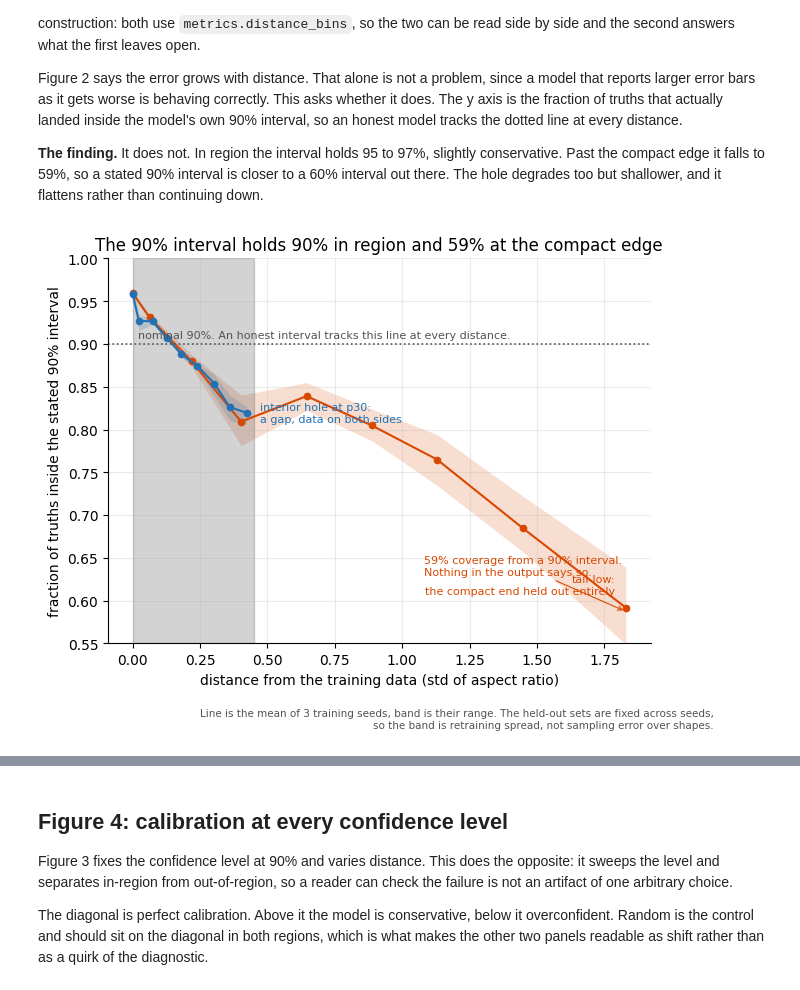
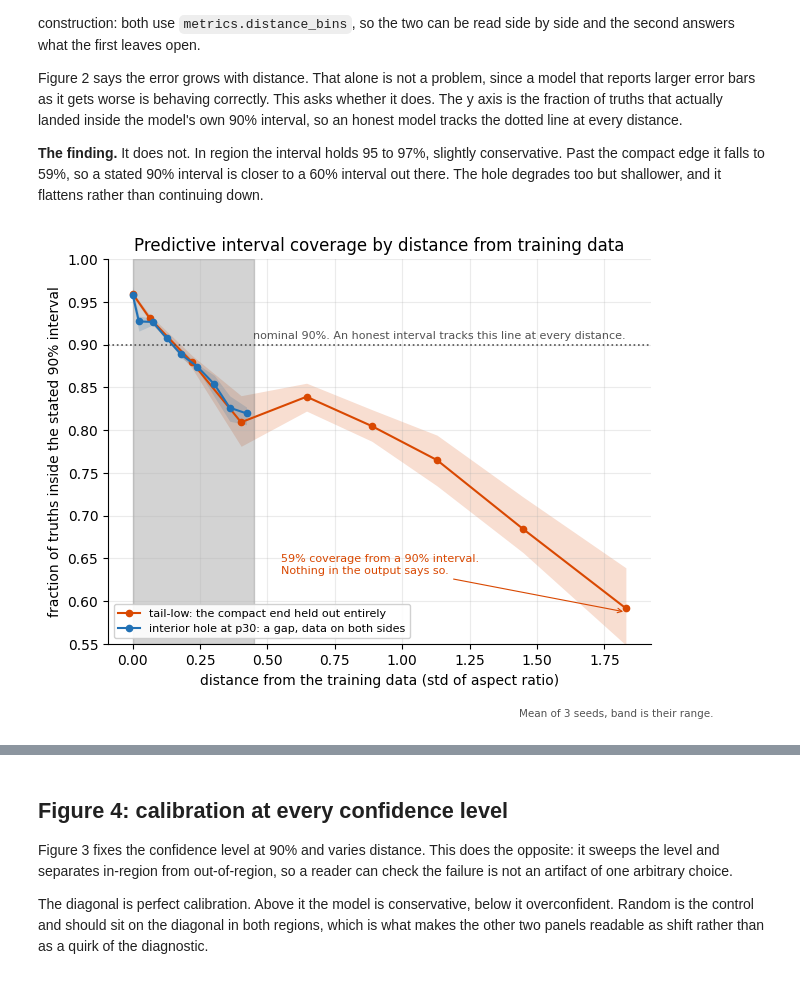
Before and after one commit to cecanelo/ConStelleration, a Jupyter notebook: notebooks/figures.ipynb, the cells around one changed output, grey strips where cells are left out. Cells and saved outputs as stored; diff of their text form; code cells hidden in the pictures.

```diff
--- a/notebooks/figures.ipynb
+++ b/notebooks/figures.ipynb
@@ -92,9 +93,9 @@ everywhere, which matters more than any individual choice.
 # %%
 # One width for every figure, so the saved PNGs line up when several are shown
 # together. Heights still vary with content.
-FIG_WIDTH = 711
+FIG_WIDTH = 7
 
-COLOR_TRAIN = '#9ecae1'
+COLOR_TRAIN =  '#969696' # matches COLOR_NEUTRAL, the in-region color used in cell 37
 COLOR_TAIL = '#d94801'
 COLOR_HOLE = '#2171b5'
 COLOR_ALEATORIC = '#6a51a3'
@@ -141,14 +142,14 @@ fig, (ax_tail, ax_hole) = plt.subplots(2, 1, sharex=False, figsize=(FIG_WIDTH, 6
 bins = np.linspace(axis.min(), axis.max(), 80)
 
 panels = [
-    (ax_tail, tail_test, COLOR_TAIL, 'Tail: hold out the compact end'),
-    (ax_hole, hole_test, COLOR_HOLE, 'Hole: hold out a band at percentiles 20 to 40'),
+    (ax_tail, tail_test, COLOR_TAIL, 'TAIL: hold out the compact end'),
+    (ax_hole, hole_test, COLOR_HOLE, 'HOLE: hold out a band at percentiles 20 to 40'),
 ]
 
 for ax, test_mask, color, title in panels:
-    ax.hist(axis, bins=bins, color=COLOR_TRAIN, label='kept')
-    ax.hist(axis[test_mask], bins=bins, color=color, label=f'held out ({test_mask.sum():,})')
-    ax.set_ylabel('configurations')
+    ax.hist(axis, bins=bins, color=COLOR_TRAIN, label='train set', alpha=0.7)
+    ax.hist(axis[test_mask], bins=bins, color=color, label=f'test set ({test_mask.sum():,})')
+    ax.set_ylabel('number of configurations')
     ax.set_title(title, fontsize=10, loc='left')
     ax.legend(fontsize=8)
 
@@ -658,74 +636,65 @@ N_DISTANCE_BINS = cal['constants']['N_BINS']
 fig, ax = plt.subplots(figsize=(FIG_WIDTH, 5))
 
 SERIES = {
-    'tail': (
-        'tail-low:\nthe compact end held out entirely',
-        COLOR_TAIL,
-        {'xytext': (-8, 10), 'ha': 'right'},
-    ),
-    'hole': (
-        'interior hole at p30:\na gap, data on both sides',
-        COLOR_HOLE,
-        {'xytext': (10, 0), 'ha': 'left', 'va': 'center'},
-    ),
+    'tail': ('tail-low: the compact end held out entirely', COLOR_TAIL),
+    'hole': ('interior hole at p30: a gap, data on both sides', COLOR_HOLE),
 }
 
-for name, (label, color, placement) in SERIES.items():
+curves = {}
+
+for name, (label, color) in SERIES.items():
     # In-region is one anchor at distance zero, not the first bin, matching the
     # convention in Figure 2 and in scripts/calibration.py.
     per_seed = [coverage_by_distance(name, s) for s in SEEDS]
     d = per_seed[0][0]
     cov = band(ax, d, [c for _, c in per_seed], color)
-    ax.plot(d, cov, 'o-', color=color, markersize=4.5)
-    ax.annotate(
-        label,
-        (d[-1], cov[-1]),
-        textcoords='offset points',
-        fontsize=8,
-        color=color,
-        **placement,
-    )
+    ax.plot(d, cov, 'o-', color=color, markersize=4.5, label=label)
+    curves[name] = (d, cov)
 
 ax.axhline(0.9, color=COLOR_NEUTRAL, linestyle=':', linewidth=1.2)
+# Right-aligned at the far edge. On the left it sat inside the shaded band, on
+# top of both curves where they are still near 0.9.
 ax.annotate(
     'nominal 90%. An honest interval tracks this line at every distance.',
-    (0.02, 0.905),
+    (max(curves['tail'][0]), 0.905),
     fontsize=8,
     color=COLOR_NEUTRAL,
+    ha='right',
     va='bottom',
 )
 
 overlap = max(b['d_hi'] for b in calibration['hole']['bins'])
 ax.axvspan(0, overlap, color=COLOR_NEUTRAL, alpha=0.25)
 
 # Seed 0, matching the number quoted in the text and in calibration.json.
 worst = calibration['tail']['bins'][-1]
 ax.annotate(
     f'{worst["coverage_0.9"]:.0%} coverage from a 90% interval.\nNothing in the output says so.',
     xy=(worst['d_median'], worst['coverage_0.9']),
-    xytext=(worst['d_median'] - 0.75, 0.63),
+    xytext=(0.55, 0.655),
     fontsize=8,
     color=COLOR_TAIL,
+    ha='left',
+    va='top',
     arrowprops={'arrowstyle': '->', 'color': COLOR_TAIL, 'lw': 0.8},
 )
 
 ax.set_ylim(0.55, 1.0)
 ax.set_xlabel('distance from the training data (std of aspect ratio)')
 ax.set_ylabel('fraction of truths inside the stated 90% interval')
-ax.set_title('The 90% interval holds 90% in region and 59% at the compact edge')
+ax.set_title('Predictive interval coverage by distance from training data')
+ax.legend(fontsize=8, loc='lower left', framealpha=0.9)
 
 fig.text(
     0.99,
     -0.02,
-    f'Line is the mean of {len(SEEDS)} training seeds, band is their range. '
-    'The held-out sets are fixed across seeds,\nso the band is retraining spread, '
-    'not sampling error over shapes.',
+    f'Mean of {len(SEEDS)} seeds, band is their range.',
     ha='right',
     va='top',
     fontsize=7.5,
     color=COLOR_NEUTRAL,
 )
 
 keep(fig, 'coverage_distance')
 # %% [output]
-[figure, old version]
+[figure, new version]
```
Also changed, not shown: parts of 17 cells of this notebook, 30 other files.
